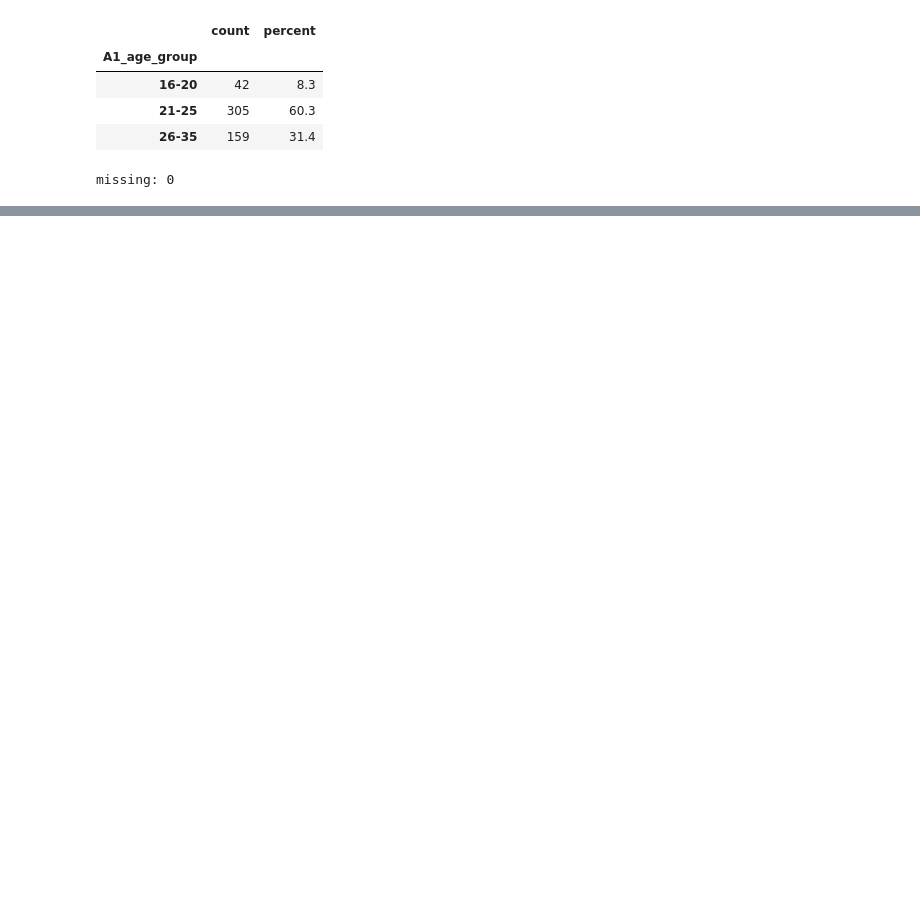
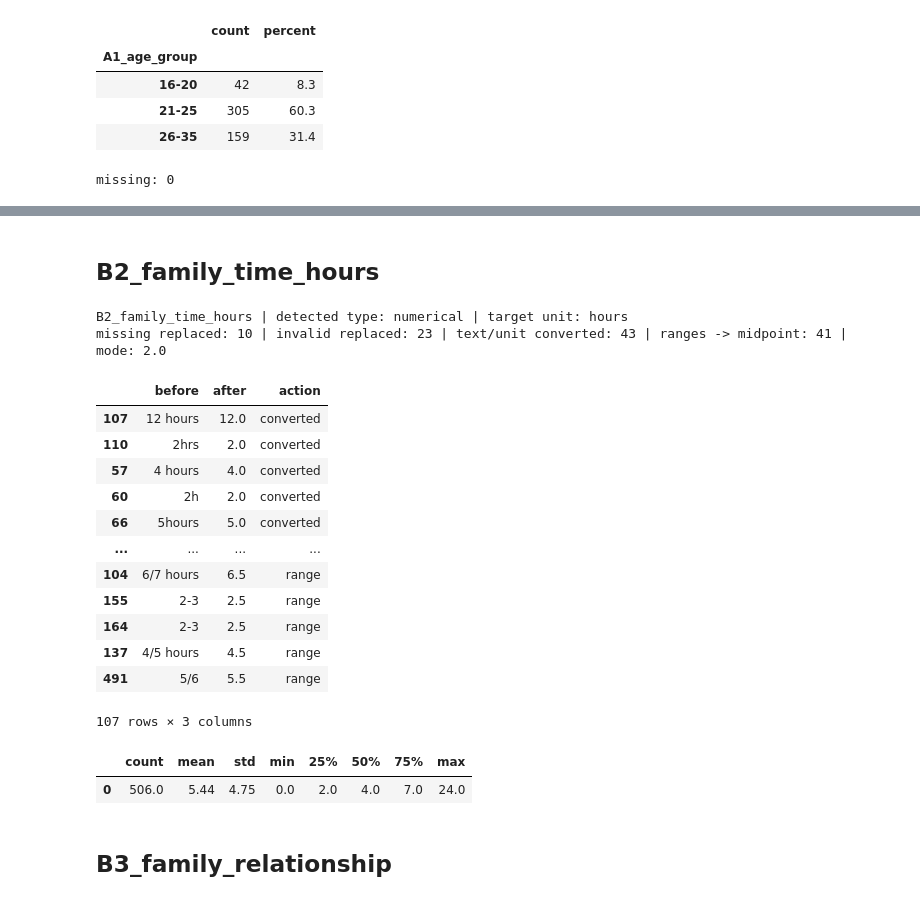
Before and after one commit to arshadziban/Reels-Mental-Health-Well-Being-Report, a Jupyter notebook: 1_finetune_dataset.ipynb, the cells around one changed output, grey strips where cells are left out. Saved outputs shown, nothing was run; the diff lists cells and outputs as text; code cells hidden in the pictures; blank space fills up the shorter version.

```diff
--- a/1_finetune_dataset.ipynb
+++ b/1_finetune_dataset.ipynb
@@ -358,0 +547,25 @@ display(summary)
+# %% [markdown]
+## B2_family_time_hours
+# %%
+# B2_family_time_hours
+clean_column("B2_family_time_hours")
+# %% [output]
+B2_family_time_hours | detected type: numerical | target unit: hours
+missing replaced: 10 | invalid replaced: 23 | text/unit converted: 43 | ranges -> midpoint: 41 | mode: 2.0
+|  | before | after | action |
+| 107 | 12 hours | 12.0 | converted |
+| 110 | 2hrs | 2.0 | converted |
+| 57 | 4 hours | 4.0 | converted |
+| 60 | 2h | 2.0 | converted |
+| 66 | 5hours | 5.0 | converted |
+| ... | ... | ... | ... |
+| 104 | 6/7 hours | 6.5 | range |
+| 155 | 2-3 | 2.5 | range |
+| 164 | 2-3 | 2.5 | range |
+| 137 | 4/5 hours | 4.5 | range |
+| 491 | 5/6 | 5.5 | range |
+107 rows × 3 columns
+|  | count | mean | std | min | 25% | 50% | 75% | max |
+| 0 | 506.0 | 5.44 | 4.75 | 0.0 | 2.0 | 4.0 | 7.0 | 24.0 |
+# %% [markdown]
+## B3_family_relationship
```
Also changed, not shown: parts of 81 cells of this notebook.
